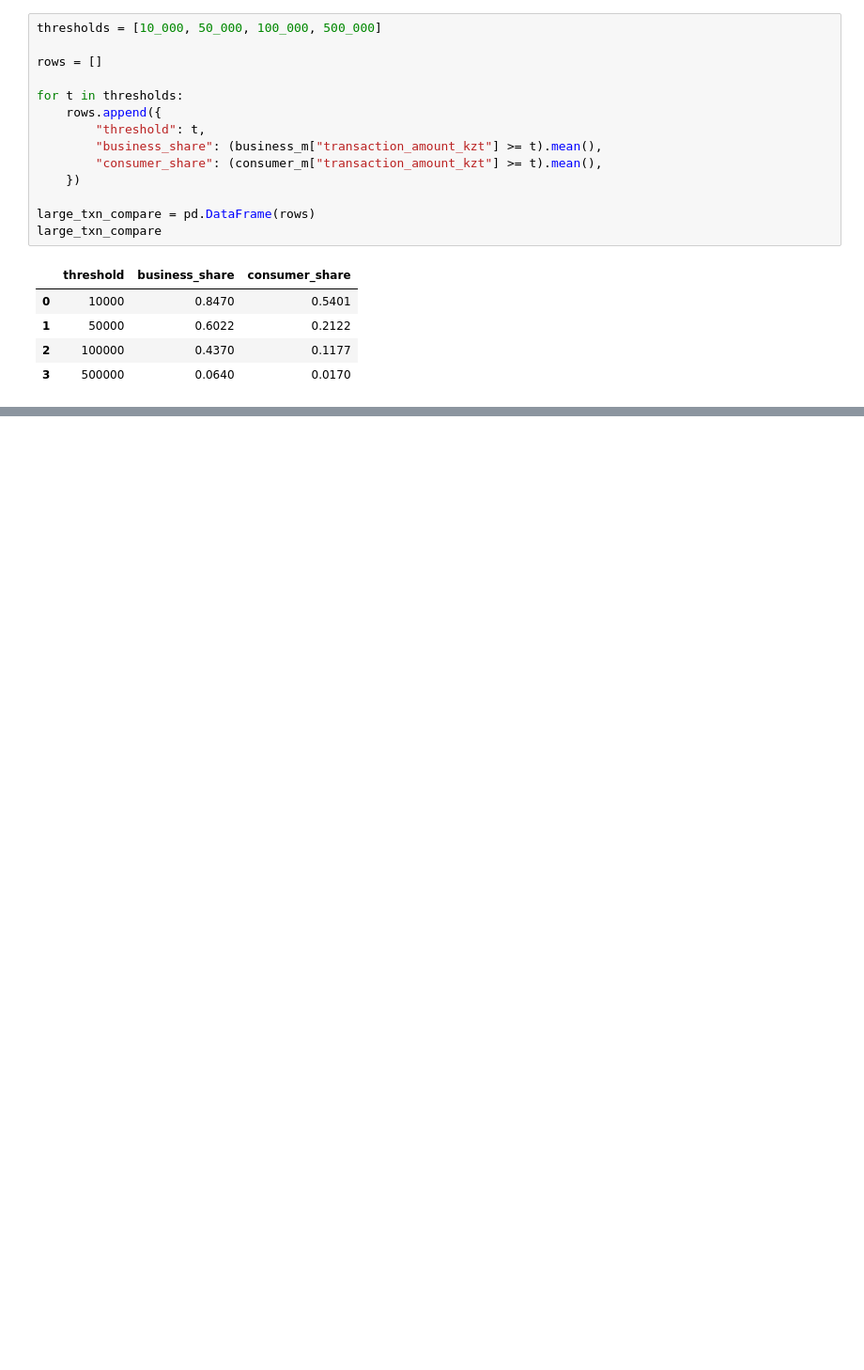
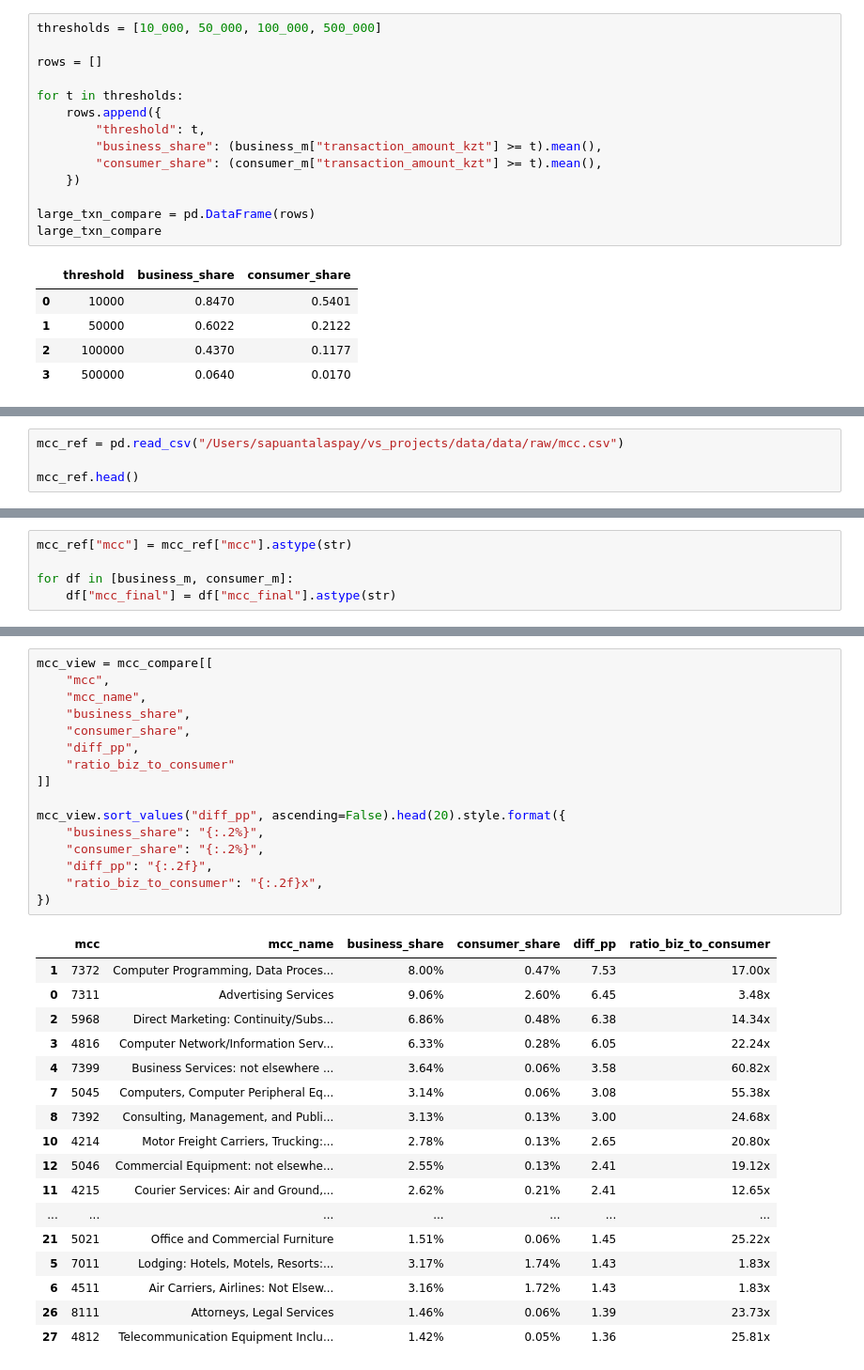
Before and after one commit to tsapuanq/MDQ, a Jupyter notebook: notebooks/eda.ipynb, the cells around one changed output, grey strips where cells are left out. Shown at 94% size. Cells and saved outputs as stored; diff of their text form; blank space fills up the shorter version.

```diff
--- a/notebooks/eda.ipynb
+++ b/notebooks/eda.ipynb
@@ -772,0 +777,4 @@ mcc_compare.sort_values("diff_pp", ascending=False).head(20)
+# %%
+mcc_ref = pd.read_csv("/Users/sapuantalaspay/vs_projects/data/data/raw/mcc.csv")
+
+mcc_ref.head()
@@ -772,0 +815,5 @@ mcc_compare.sort_values("diff_pp", ascending=False).head(20)
+# %%
+mcc_ref["mcc"] = mcc_ref["mcc"].astype(str)
+
+for df in [business_m, consumer_m]:
+    df["mcc_final"] = df["mcc_final"].astype(str)
@@ -772,0 +850,34 @@ mcc_compare.sort_values("diff_pp", ascending=False).head(20)
+# %%
+mcc_view = mcc_compare[[
+    "mcc",
+    "mcc_name",
+    "business_share",
+    "consumer_share",
+    "diff_pp",
+    "ratio_biz_to_consumer"
+]]
+
+mcc_view.sort_values("diff_pp", ascending=False).head(20).style.format({
+    "business_share": "{:.2%}",
+    "consumer_share": "{:.2%}",
+    "diff_pp": "{:.2f}",
+    "ratio_biz_to_consumer": "{:.2f}x",
+})
+# %% [output]
+|  | mcc | mcc_name | business_share | consumer_share | diff_pp | ratio_biz_to_consumer |
+| 1 | 7372 | Computer Programming, Data Proces... | 8.00% | 0.47% | 7.53 | 17.00x |
+| 0 | 7311 | Advertising Services | 9.06% | 2.60% | 6.45 | 3.48x |
+| 2 | 5968 | Direct Marketing: Continuity/Subs... | 6.86% | 0.48% | 6.38 | 14.34x |
+| 3 | 4816 | Computer Network/Information Serv... | 6.33% | 0.28% | 6.05 | 22.24x |
+| 4 | 7399 | Business Services: not elsewhere ... | 3.64% | 0.06% | 3.58 | 60.82x |
+| 7 | 5045 | Computers, Computer Peripheral Eq... | 3.14% | 0.06% | 3.08 | 55.38x |
+| 8 | 7392 | Consulting, Management, and Publi... | 3.13% | 0.13% | 3.00 | 24.68x |
+| 10 | 4214 | Motor Freight Carriers, Trucking:... | 2.78% | 0.13% | 2.65 | 20.80x |
+| 12 | 5046 | Commercial Equipment: not elsewhe... | 2.55% | 0.13% | 2.41 | 19.12x |
+| 11 | 4215 | Courier Services: Air and Ground,... | 2.62% | 0.21% | 2.41 | 12.65x |
+| ... | ... | ... | ... | ... | ... | ... |
+| 21 | 5021 | Office and Commercial Furniture | 1.51% | 0.06% | 1.45 | 25.22x |
+| 5 | 7011 | Lodging: Hotels, Motels, Resorts:... | 3.17% | 1.74% | 1.43 | 1.83x |
+| 6 | 4511 | Air Carriers, Airlines: Not Elsew... | 3.16% | 1.72% | 1.43 | 1.83x |
+| 26 | 8111 | Attorneys, Legal Services | 1.46% | 0.06% | 1.39 | 23.73x |
+| 27 | 4812 | Telecommunication Equipment Inclu... | 1.42% | 0.05% | 1.36 | 25.81x |
```
Also changed, not shown: parts of 20 cells of this notebook, 2 other files.
